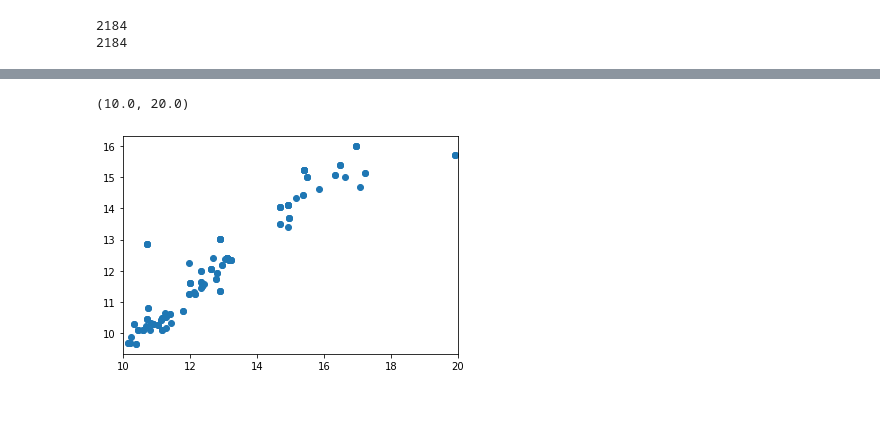
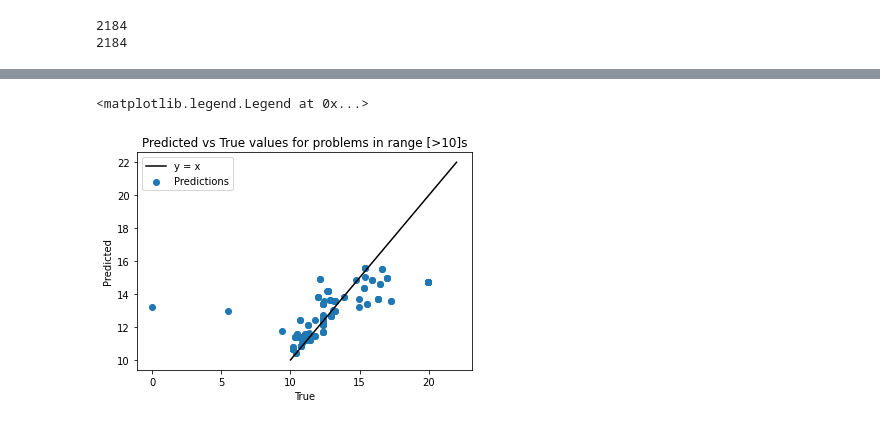
Before and after one commit to harel-coffee/pouw-auto, a Jupyter notebook: XMIXED.ipynb, the cells around one changed output, grey strips where cells are left out. Drawn from its saved outputs; the diff is of its cells as text; code cells hidden in the pictures.

```diff
--- a/XMIXED.ipynb
+++ b/XMIXED.ipynb
@@ -373,7 +376,7 @@ from tensorflow.python.ops import math_ops
 
 def custom_activation(x):
     #return K.relu(tensorflow.subtract(x,-1)) - K.relu(tensorflow.subtract(x,3.5))
-    return 10/(1+K.exp(-x))
+    return 20/(1+K.exp(-x))
 
 
 get_custom_objects().update({'custom_activation': Activation(custom_activation)})
@@ -383,13 +386,11 @@ def make_model():
 
     model.add(Dense(16, input_dim=X_modified.shape[1], activation='relu'))
     #model.add(Dropout(0.25))
-    model.add(Dense(32, activation = 'relu'))
-    model.add(Dense(16, activation = 'relu'))
     model.add(Dropout(0.2))
     #model.add(Dense(32, activation = 'relu'))
-    model.add(Dense(8, activation = 'relu'))
+    #model.add(Dense(8, activation = 'relu'))
     model.add(Dense(4, activation = 'relu'))
-    model.add(Dense(1, activation = 'relu'))
+    model.add(Dense(1, activation = custom_activation))
     model.compile(loss='mean_squared_error', optimizer="Adam")
     return model
 # %%
@@ -467,9 +472,15 @@ RMSE:
-# %%
-plt.scatter(yy, predd)
-plt.xlim([10, 20])
-# %% [output]
-(10.0, 20.0)
-[figure, removed]
+# %%
+x = np.linspace(10, 22, 100)
+y = x
+plt.title('Predicted vs True values for problems in range [>10]s')
+plt.xlabel('True')
+plt.ylabel('Predicted')
+plt.plot(x,y, color = 'black')
+plt.scatter(yy, predd)
+plt.legend(['y = x', 'Predictions'])
+# %% [output]
+<matplotlib.legend.Legend at 0x...>
+[figure, added]
 # %%
 shuffled = df_regm.sample(frac=1).reset_index()
 
```
Also changed, not shown: parts of 21 cells of this notebook.
